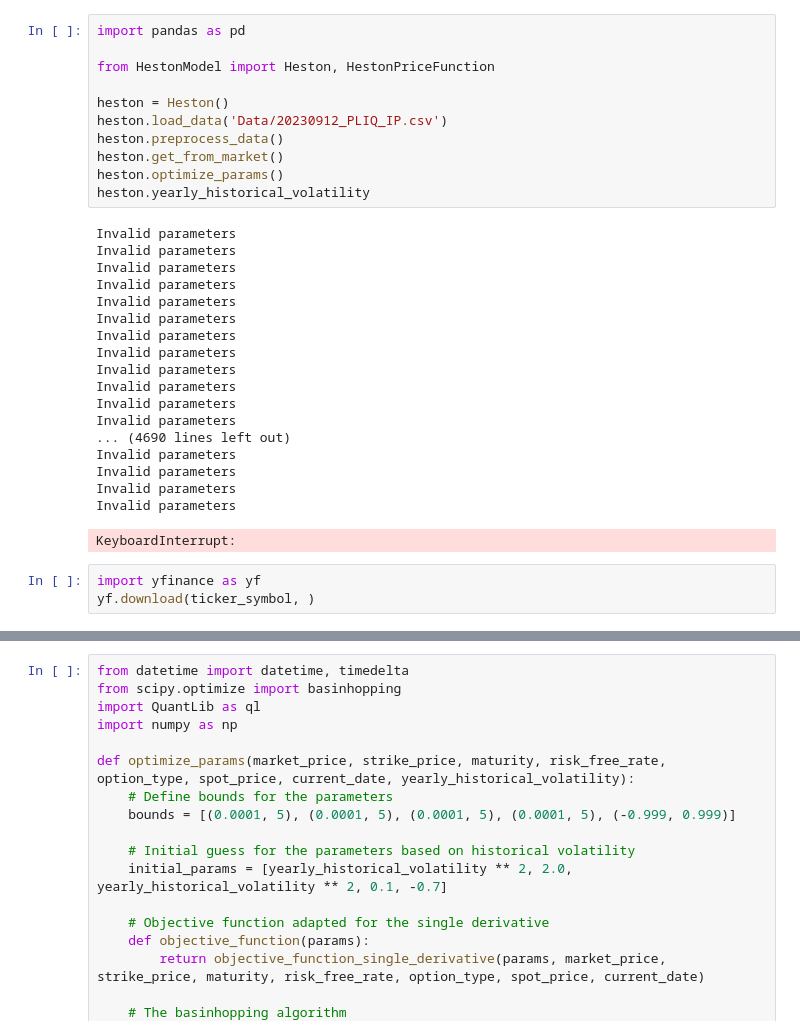
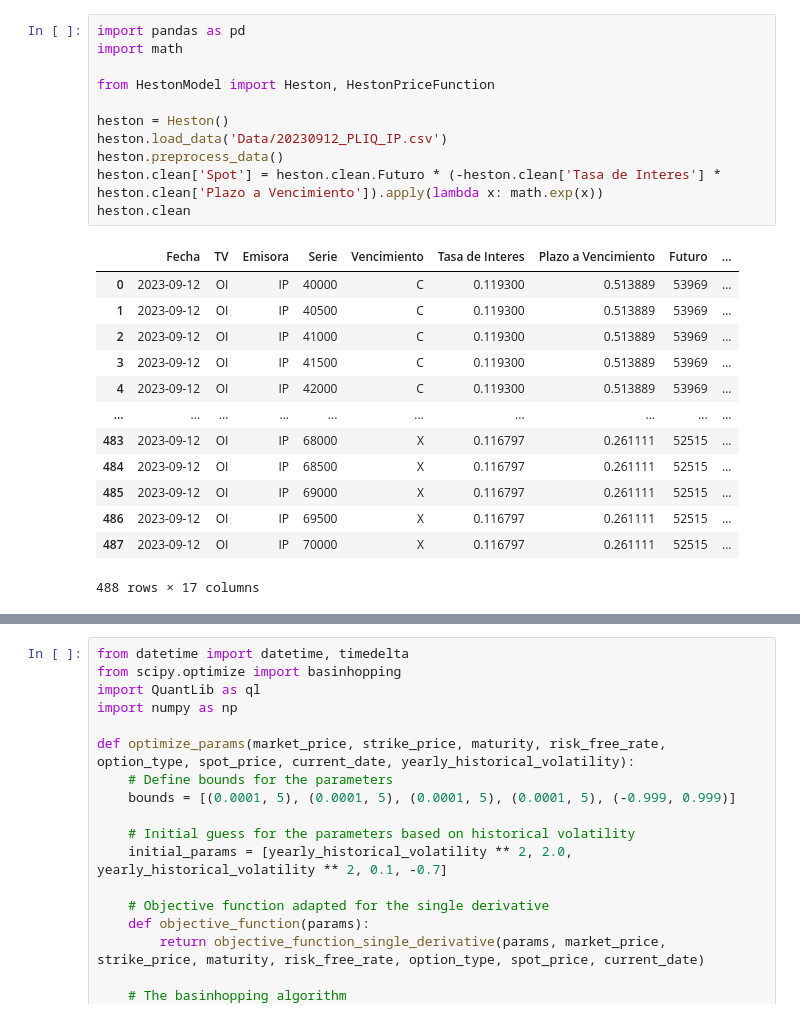
Before and after one commit to waldensanchez/HestonAutomation, a Jupyter notebook: NewApproach.ipynb, the cells around one changed output, grey strips where cells are left out. Cells and saved outputs as stored; diff of their text form.

```diff
--- a/NewApproach.ipynb
+++ b/NewApproach.ipynb
@@ -1,33 +1,25 @@
 # %%
 import pandas as pd
+import math
 
 from HestonModel import Heston, HestonPriceFunction
 
 heston = Heston()
 heston.load_data('Data/20230912_PLIQ_IP.csv')
 heston.preprocess_data()
-heston.get_from_market()
-heston.optimize_params()
-heston.yearly_historical_volatility
+heston.clean['Spot'] = heston.clean.Futuro * (-heston.clean['Tasa de Interes'] * heston.clean['Plazo a Vencimiento']).apply(lambda x: math.exp(x))
+heston.clean
 # %% [output]
+|  | Fecha | TV | Emisora | Serie | Vencimiento | Tasa de Interes | Plazo a Vencimiento | Futuro | ... |
+| 0 | 2023-09-12 | OI | IP | 40000 | C | 0.119300 | 0.513889 | 53969 | ... |
+| 1 | 2023-09-12 | OI | IP | 40500 | C | 0.119300 | 0.513889 | 53969 | ... |
+| 2 | 2023-09-12 | OI | IP | 41000 | C | 0.119300 | 0.513889 | 53969 | ... |
+| 3 | 2023-09-12 | OI | IP | 41500 | C | 0.119300 | 0.513889 | 53969 | ... |
+| 4 | 2023-09-12 | OI | IP | 42000 | C | 0.119300 | 0.513889 | 53969 | ... |
+| ... | ... | ... | ... | ... | ... | ... | ... | ... | ... |
+| 483 | 2023-09-12 | OI | IP | 68000 | X | 0.116797 | 0.261111 | 52515 | ... |
+| 484 | 2023-09-12 | OI | IP | 68500 | X | 0.116797 | 0.261111 | 52515 | ... |
+| 485 | 2023-09-12 | OI | IP | 69000 | X | 0.116797 | 0.261111 | 52515 | ... |
+| 486 | 2023-09-12 | OI | IP | 69500 | X | 0.116797 | 0.261111 | 52515 | ... |
+| 487 | 2023-09-12 | OI | IP | 70000 | X | 0.116797 | 0.261111 | 52515 | ... |
-Invalid parameters
-Invalid parameters
-Invalid parameters
-Invalid parameters
-Invalid parameters
-Invalid parameters
-Invalid parameters
-Invalid parameters
-Invalid parameters
-Invalid parameters
-Invalid parameters
-Invalid parameters
-... (4690 lines left out)
-Invalid parameters
-Invalid parameters
-Invalid parameters
-Invalid parameters
+488 rows × 17 columns
-KeyboardInterrupt:
-# %%
-import yfinance as yf
-yf.download(ticker_symbol, )
```
Also changed, not shown: parts of 9 cells of this notebook, 2 other files.
